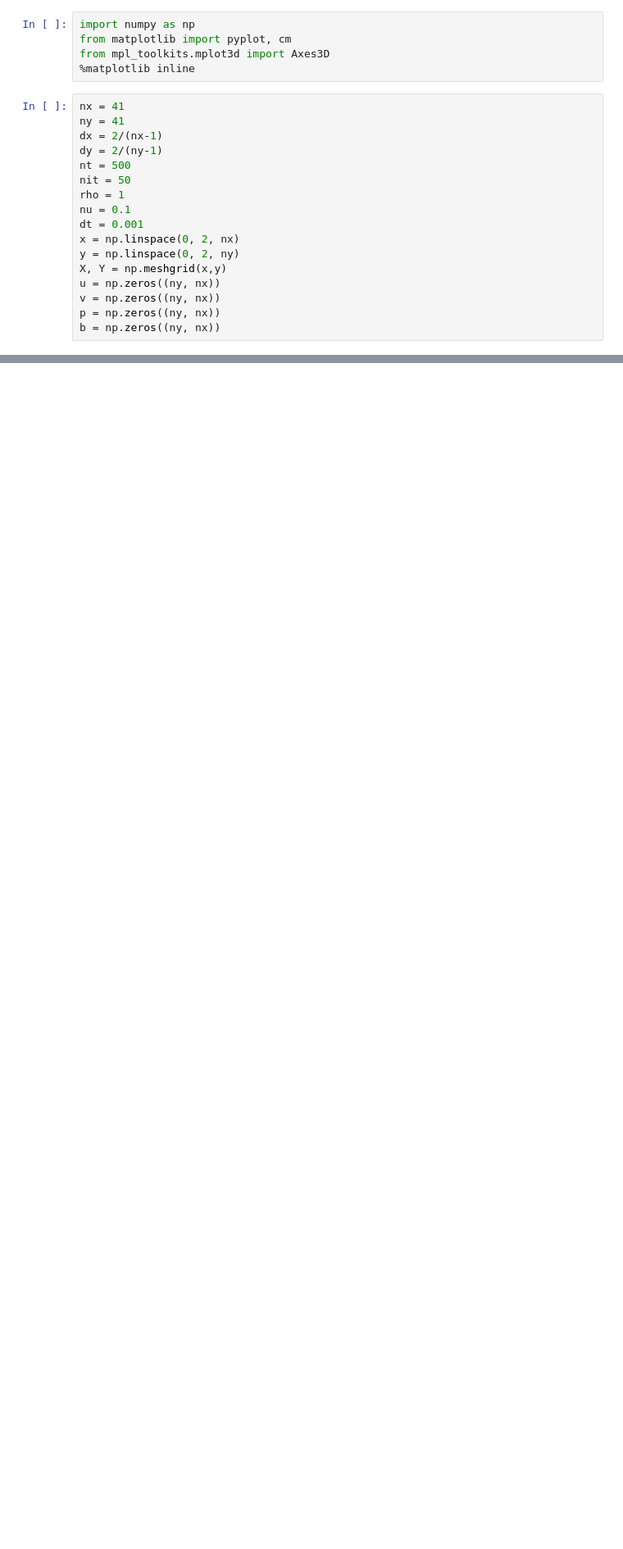
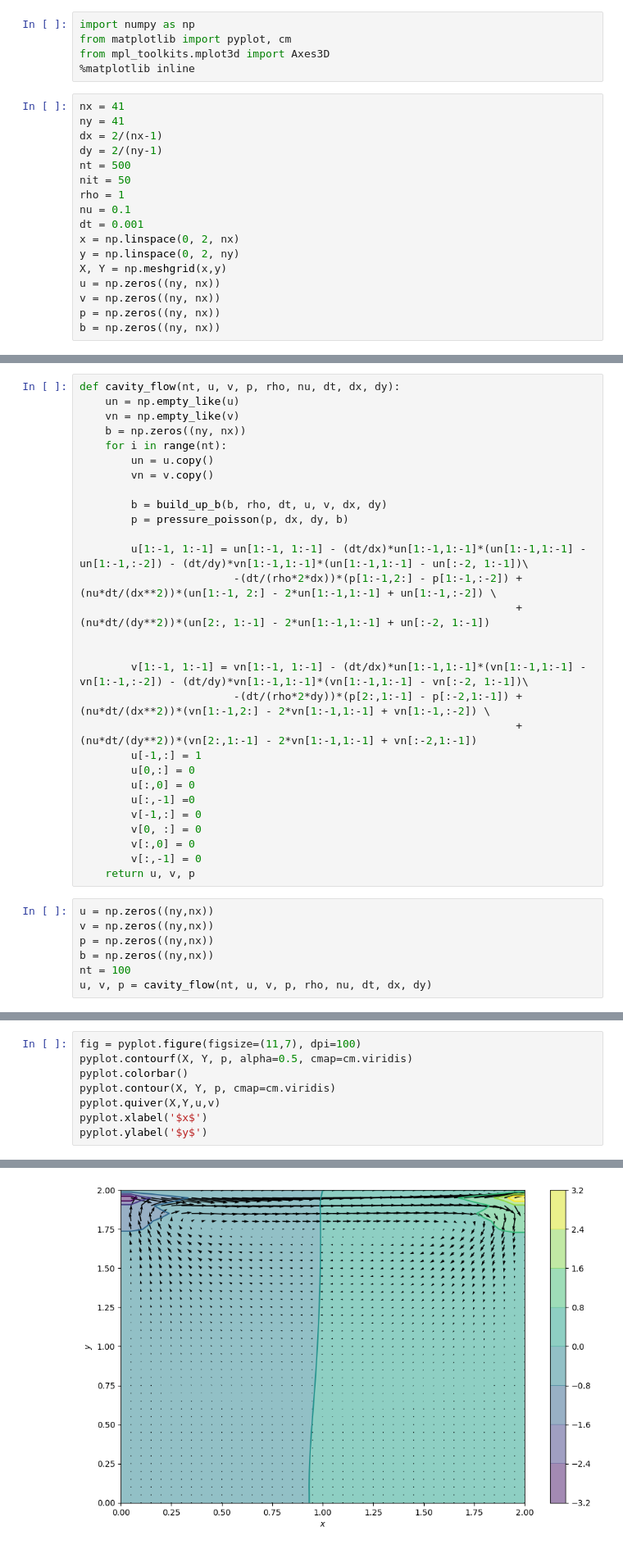
Before and after one commit to wo315/CFD, a Jupyter notebook: Step11.ipynb, the cells around one changed output, grey strips where cells are left out. Shown at 82% size. Cells and saved outputs as stored; diff of their text form; blank space fills up the shorter version.

```diff
--- a/Step11.ipynb
+++ b/Step11.ipynb
@@ -134,0 +158,36 @@ def cavity_flow(nt, u, v, p, rho, nu, dt, dx, dy):
+# %%
+def cavity_flow(nt, u, v, p, rho, nu, dt, dx, dy):
+    un = np.empty_like(u)
+    vn = np.empty_like(v)
+    b = np.zeros((ny, nx))
+    for i in range(nt):
+        un = u.copy()
+        vn = v.copy()
+
+        b = build_up_b(b, rho, dt, u, v, dx, dy)
+        p = pressure_poisson(p, dx, dy, b)
+
+        u[1:-1, 1:-1] = un[1:-1, 1:-1] - (dt/dx)*un[1:-1,1:-1]*(un[1:-1,1:-1] - un[1:-1,:-2]) - (dt/dy)*vn[1:-1,1:-1]*(un[1:-1,1:-1] - un[:-2, 1:-1])\
+                        -(dt/(rho*2*dx))*(p[1:-1,2:] - p[1:-1,:-2]) + (nu*dt/(dx**2))*(un[1:-1, 2:] - 2*un[1:-1,1:-1] + un[1:-1,:-2]) \
+                                                                    + (nu*dt/(dy**2))*(un[2:, 1:-1] - 2*un[1:-1,1:-1] + un[:-2, 1:-1])
+
+
+        v[1:-1, 1:-1] = vn[1:-1, 1:-1] - (dt/dx)*un[1:-1,1:-1]*(vn[1:-1,1:-1] - vn[1:-1,:-2]) - (dt/dy)*vn[1:-1,1:-1]*(vn[1:-1,1:-1] - vn[:-2, 1:-1])\
+                        -(dt/(rho*2*dy))*(p[2:,1:-1] - p[:-2,1:-1]) + (nu*dt/(dx**2))*(vn[1:-1,2:] - 2*vn[1:-1,1:-1] + vn[1:-1,:-2]) \
+                                                                    + (nu*dt/(dy**2))*(vn[2:,1:-1] - 2*vn[1:-1,1:-1] + vn[:-2,1:-1])
+        u[-1,:] = 1
+        u[0,:] = 0
+        u[:,0] = 0
+        u[:,-1] =0
+        v[-1,:] = 0
+        v[0, :] = 0
+        v[:,0] = 0
+        v[:,-1] = 0
+    return u, v, p
+# %%
+u = np.zeros((ny,nx))
+v = np.zeros((ny,nx))
+p = np.zeros((ny,nx))
+b = np.zeros((ny,nx))
+nt = 100
+u, v, p = cavity_flow(nt, u, v, p, rho, nu, dt, dx, dy)
@@ -134,0 +242,9 @@ def cavity_flow(nt, u, v, p, rho, nu, dt, dx, dy):
+# %%
+fig = pyplot.figure(figsize=(11,7), dpi=100)
+pyplot.contourf(X, Y, p, alpha=0.5, cmap=cm.viridis)
+pyplot.colorbar()
+pyplot.contour(X, Y, p, cmap=cm.viridis)
+pyplot.quiver(X,Y,u,v)
+pyplot.xlabel('$x$')
+pyplot.ylabel('$y$')
+# %% [output]
@@ -134,0 +252 @@ def cavity_flow(nt, u, v, p, rho, nu, dt, dx, dy):
+[figure, added]
```
Also changed, not shown: parts of 12 cells of this notebook.
